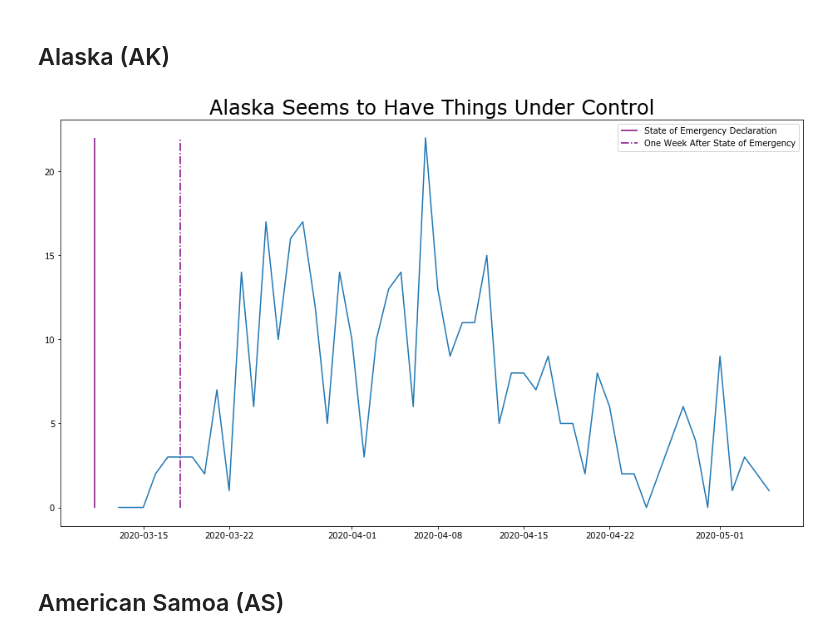
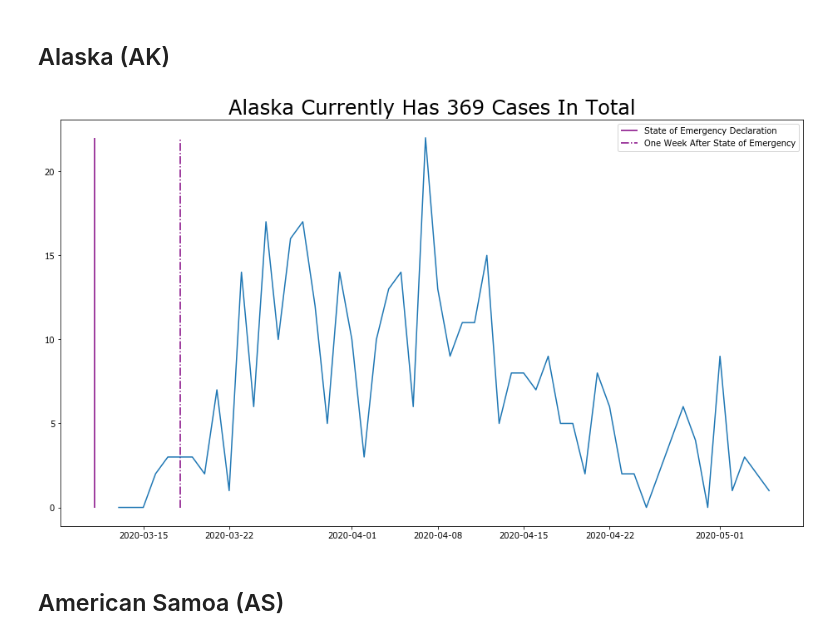
Before and after one commit to nmwhitehead/Coronavirus-USA, a Jupyter notebook: Graphs of Daily Change in Cases.ipynb, the cells around one changed output. Saved outputs shown, nothing was run; the diff lists cells and outputs as text; code cells hidden in the pictures.

```diff
--- a/Graphs of Daily Change in Cases.ipynb
+++ b/Graphs of Daily Change in Cases.ipynb
@@ -255,10 +250,10 @@ daily_change(alabama_data, 'Sweet Home Alabama', easter='On')
 [figure]
 # %% [markdown]
 ## Alaska (AK)
-# %%
-daily_change(alaska_data, "Alaska Seems to Have Things Under Control")
-# %% [output]
-[figure, removed]
+# %%
+daily_change(alaska_data)
+# %% [output]
+[figure, added]
 # %% [markdown]
 ## American Samoa (AS)
 # %%
```
Also changed, not shown: parts of 29 cells of this notebook.
